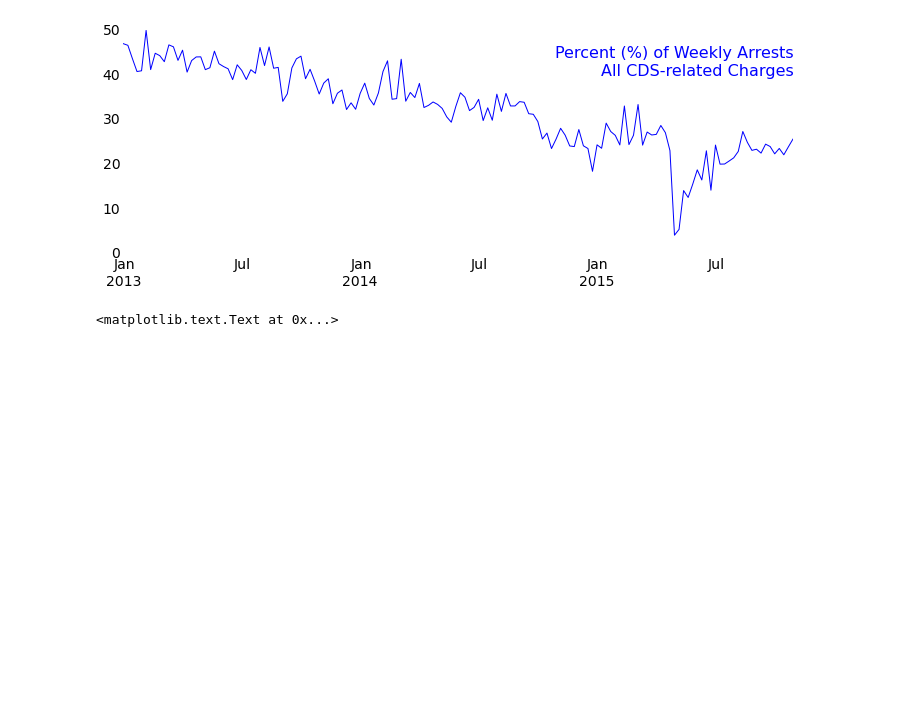
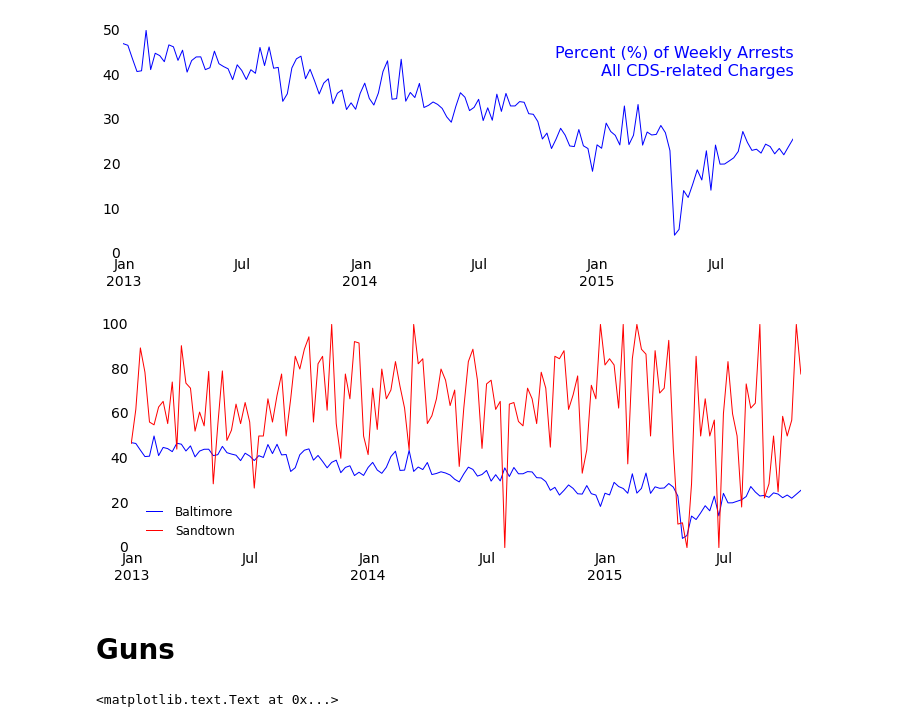
Before and after one commit to jtelszasz/baltimore_crime, a Jupyter notebook: post_freddie_gray_trends.ipynb, the cells around one changed output. Saved outputs shown, nothing was run; the diff lists cells and outputs as text; code cells hidden in the pictures; blank space fills up the shorter version.

```diff
--- a/post_freddie_gray_trends.ipynb
+++ b/post_freddie_gray_trends.ipynb
@@ -27,6 +27,7 @@ BPD_arrests = import_funcs.import_BPDarrests()
 # A little bit of processing/clean-up - this breaks 'ChargeDescription' field in two, divided at '||'
 BPD_arrests['ChargeDescr1'] = BPD_arrests.ChargeDescription.apply(lambda x: str(x).split('||')[0])
 BPD_arrests['ChargeDescr2'] = BPD_arrests.ChargeDescription.apply(lambda x: str(x).split('||')[1] if len(str(x).split('||'))>1 else '')
+BPD_arrests.Neighborhood = BPD_arrests.Neighborhood.str.upper()
 
 BPD_arrests.head()
 # %% [output]
@@ -384,6 +385,42 @@ grid('off')
 #fig.savefig('plots/Percent_Weekly_CDS.png', bbox_tight='inches')
 # %% [output]
 [figure]
+# %%
+fig = plt.figure(figsize=[12,4])
+ax1 = plt.subplot(1,1,1)
+
+temp= BPD_arrests['ChargeDescription'].dropna()
+(100*temp[temp.str.contains('cds', case=False)].resample('w', how='count')/
+        temp.resample('w',how='count')).plot(color='b',
+                                             label='Baltimore')
+
+
+temp2 = BPD_arrests.dropna(subset=['Neighborhood', 'ChargeDescription'])
+temp2sand = temp2[ temp2.Neighborhood.str.contains('sandtown', case=False) ]['ChargeDescription']
+(100*temp2sand[temp2sand.str.contains('cds', case=False)].resample('w', how='count')/
+        temp2sand.resample('w',how='count')).plot(color='r',
+                                                  label='Sandtown')
+
+# turn off square border around plot
+ax1.spines["top"].set_visible(False)
+ax1.spines["bottom"].set_visible(False)
+ax1.spines["right"].set_visible(False)
+ax1.spines["left"].set_visible(False)
+
+# turn off ticks
+ax1.tick_params(axis="both", which="both", bottom="off", top="off",
+               labelbottom="on", left="off", right="off", labelleft="on",labelsize=14)
+xlabel('')
+legend(frameon=False, loc='lower left')
+grid('off')
+
+
+
+#fig.savefig('plots/Percent_Weekly_CDS.png', bbox_tight='inches')
+# %% [output]
+[figure, added]
+# %% [markdown]
+# Guns
 # %%
 temp= BPD_arrests['ChargeDescription'].dropna()
 temp[temp.str.contains('gun', case=False)].resample('w', how='count').plot(figsize=[16,4])
```
Also changed, not shown: parts of 5 cells of this notebook, 3 other files.
